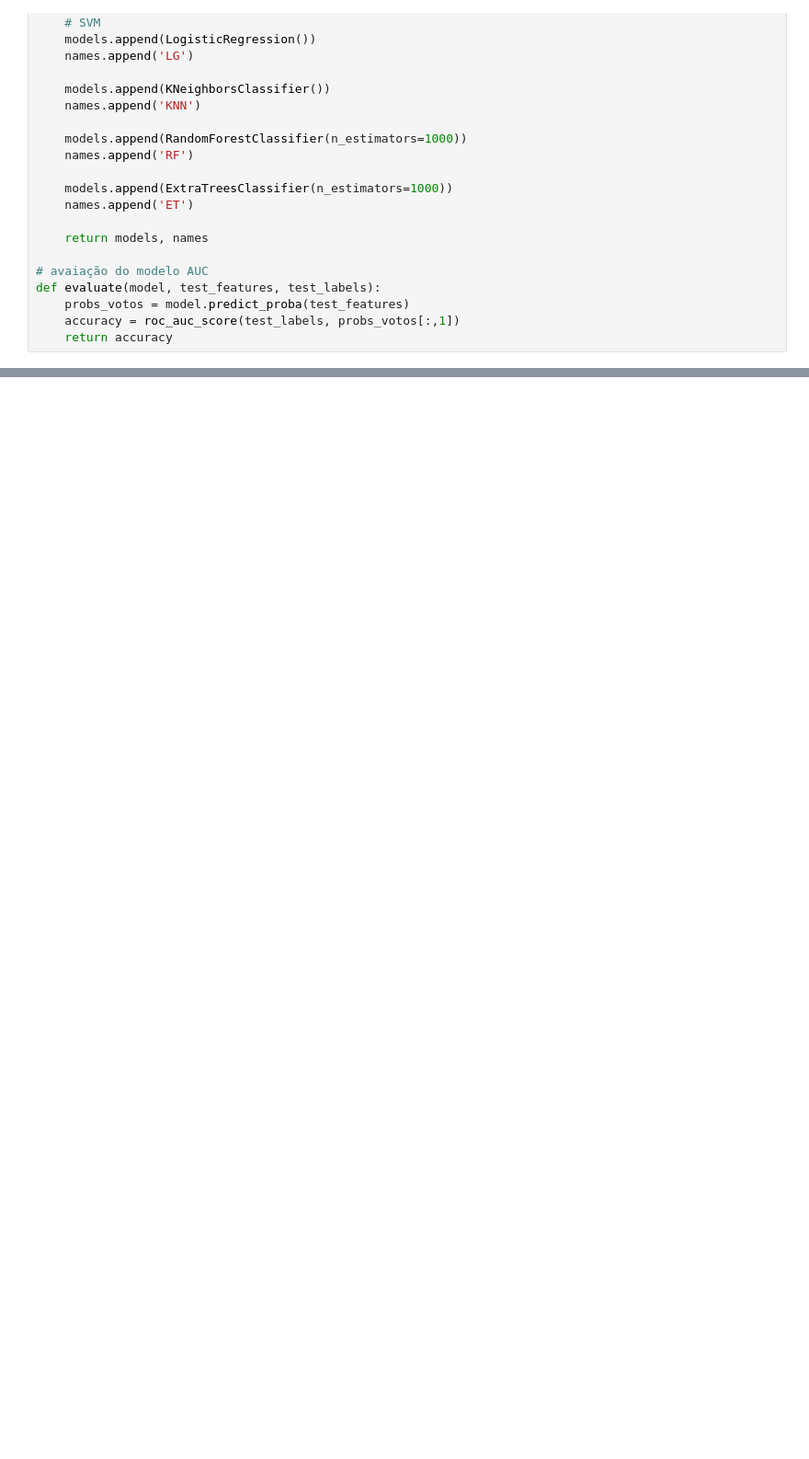
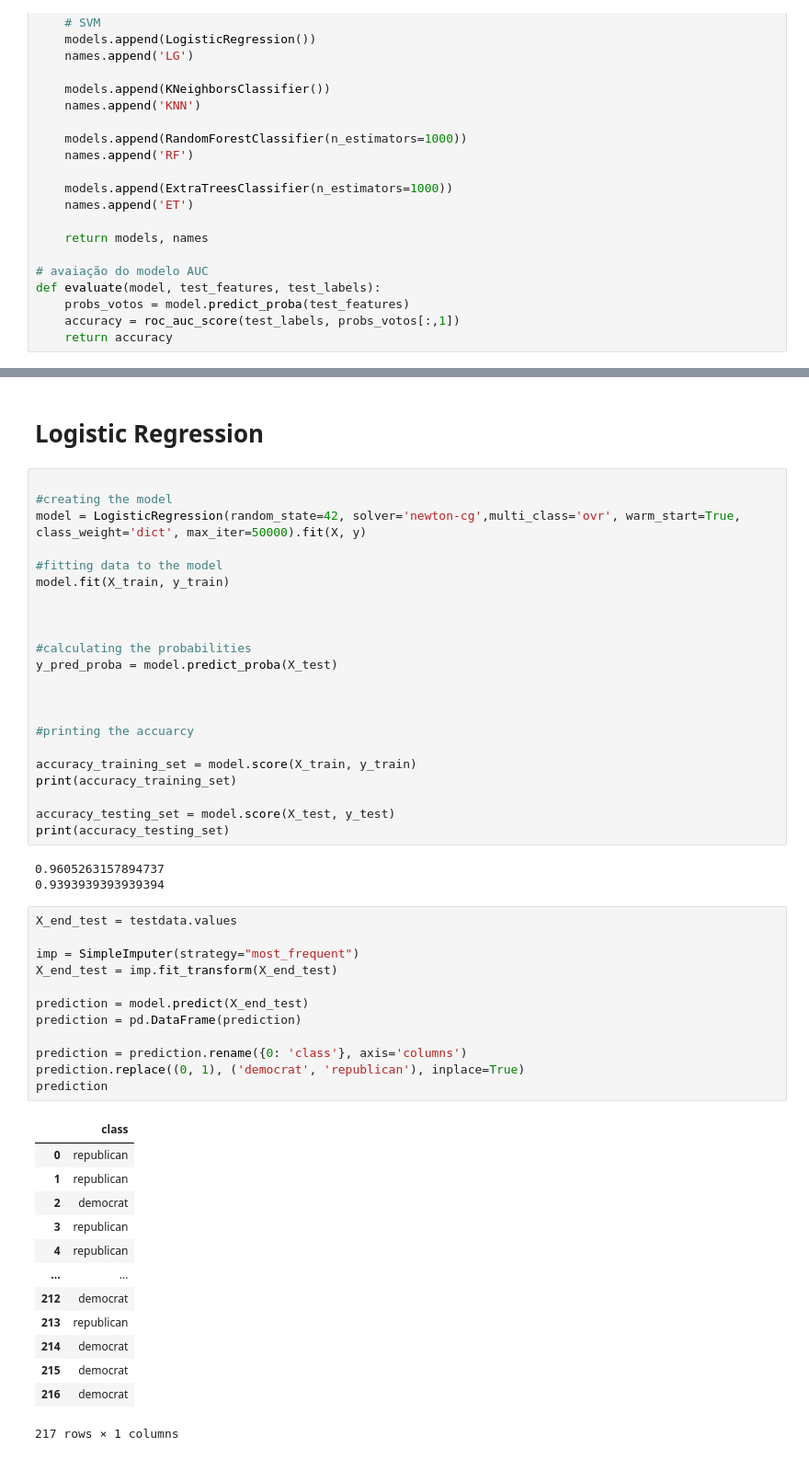
Before and after one commit to dario-x/Machine-Learning, a Jupyter notebook: congressclass2.ipynb, the cells around one changed output, grey strips where cells are left out. Shown at 92% size. Saved outputs shown, nothing was run; the diff lists cells and outputs as text; blank space fills up the shorter version.

```diff
--- a/congressclass2.ipynb
+++ b/congressclass2.ipynb
@@ -187,0 +198,53 @@ plt.show()
+# %% [markdown]
+# Logistic Regression
+# %%
+
+#creating the model
+model = LogisticRegression(random_state=42, solver='newton-cg',multi_class='ovr', warm_start=True, class_weight='dict', max_iter=50000).fit(X, y)
+
+#fitting data to the model
+model.fit(X_train, y_train)
+
+
+
+#calculating the probabilities
+y_pred_proba = model.predict_proba(X_test)
+
+
+
+#printing the accuarcy
+
+accuracy_training_set = model.score(X_train, y_train)
+print(accuracy_training_set)
+
+accuracy_testing_set = model.score(X_test, y_test)
+print(accuracy_testing_set)
+# %% [output]
+0.9605263157894737
+0.9393939393939394
+# %%
+X_end_test = testdata.values
+
+imp = SimpleImputer(strategy="most_frequent")
+X_end_test = imp.fit_transform(X_end_test)
+
+prediction = model.predict(X_end_test)
+prediction = pd.DataFrame(prediction)
+
+prediction = prediction.rename({0: 'class'}, axis='columns')
+prediction.replace((0, 1), ('democrat', 'republican'), inplace=True)
+prediction
+# %% [output]
+|  | class |
+| 0 | republican |
+| 1 | republican |
+| 2 | democrat |
+| 3 | republican |
+| 4 | republican |
+| ... | ... |
+| 212 | democrat |
+| 213 | republican |
+| 214 | democrat |
+| 215 | democrat |
+| 216 | democrat |
+217 rows × 1 columns
```
Also changed, not shown: parts of 10 cells of this notebook.
